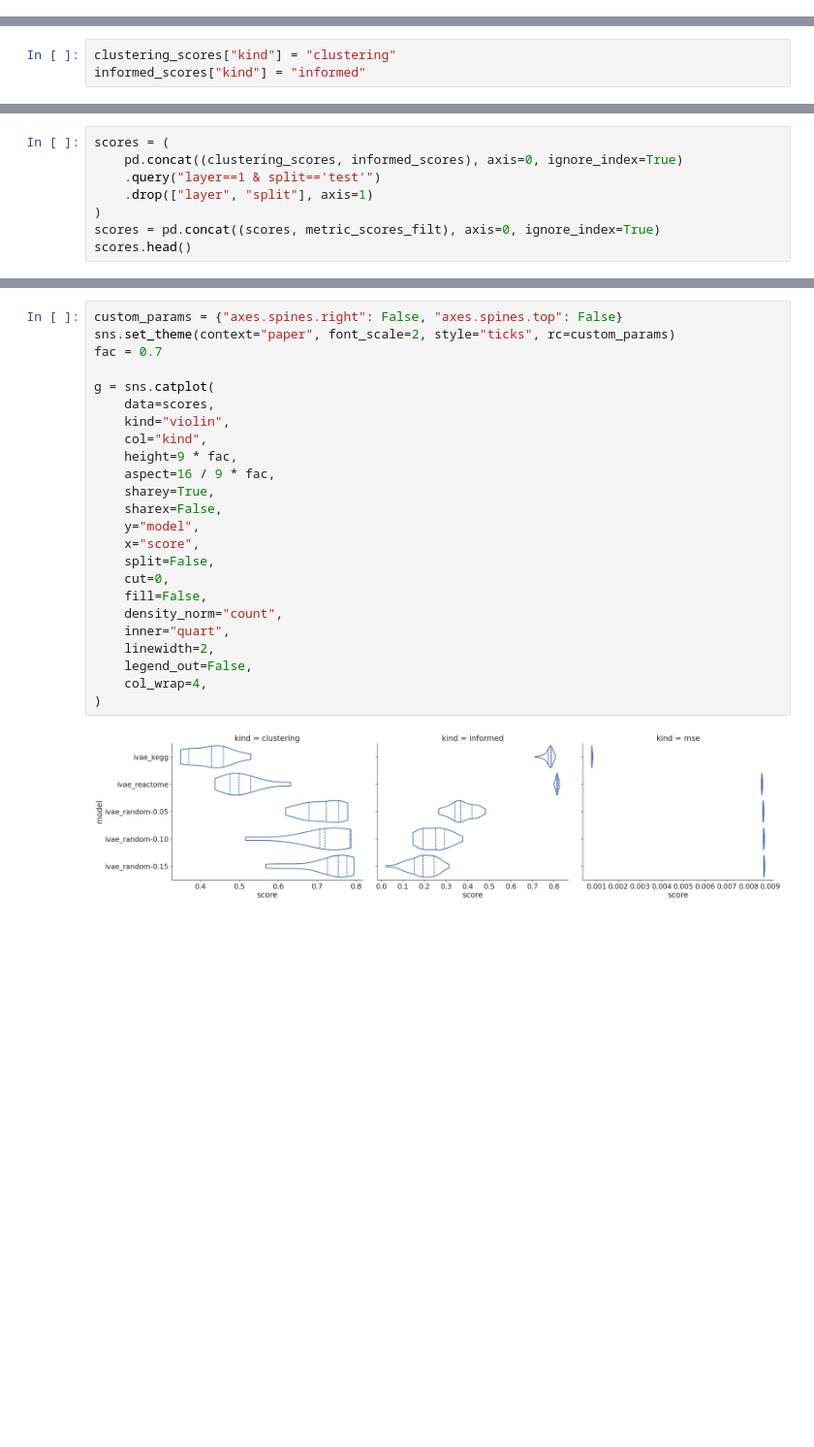
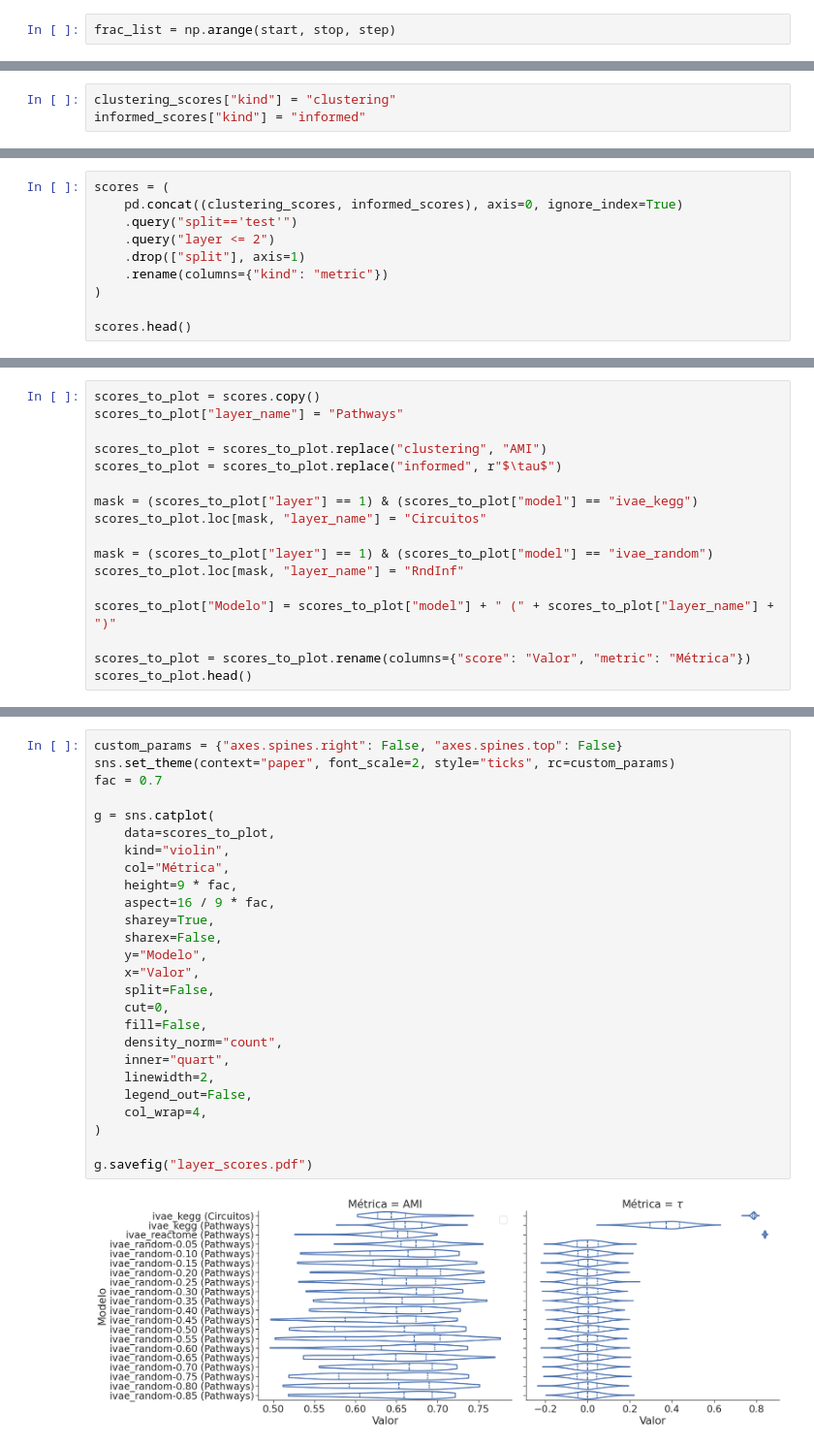
Before and after one commit to saraafdezz/robustness_informed_TFG, a Jupyter notebook: notebooks/02-analyze_results.ipynb, the cells around one changed output, grey strips where cells are left out. Shown: that part at 97% size. Saved outputs shown, nothing was run; the diff lists cells and outputs as text; blank space fills up the shorter version.

```diff
--- a/notebooks/02-analyze_results.ipynb
+++ b/notebooks/02-analyze_results.ipynb
@@ -37,3 +34,5 @@ array([0.05, 0.1 , 0.15, 0.2 , 0.25, 0.3 , 0.35, 0.4 , 0.45, 0.5 , 0.55,
+# %%
+frac_list = np.arange(start, stop, step)
 # %%
 results_path = Path(config["RESULTS_FOLDER"]).resolve()
 figs_path = results_path.joinpath("figs")
@@ -143,9 +206,11 @@ metric_scores_filt = metric_scores.rename(columns={"metric": "kind"}).query(
 # %%
 scores = (
     pd.concat((clustering_scores, informed_scores), axis=0, ignore_index=True)
-    .query("layer==1 & split=='test'")
-    .drop(["layer", "split"], axis=1)
+    .query("split=='test'")
+    .query("layer <= 2")
+    .drop(["split"], axis=1)
+    .rename(columns={"kind": "metric"})
 )
-scores = pd.concat((scores, metric_scores_filt), axis=0, ignore_index=True)
+
 scores.head()
 # %% [output]
@@ -157,0 +223,17 @@ scores.head()
+# %%
+scores_to_plot = scores.copy()
+scores_to_plot["layer_name"] = "Pathways"
+
+scores_to_plot = scores_to_plot.replace("clustering", "AMI")
+scores_to_plot = scores_to_plot.replace("informed", r"$\tau$")
+
+mask = (scores_to_plot["layer"] == 1) & (scores_to_plot["model"] == "ivae_kegg")
+scores_to_plot.loc[mask, "layer_name"] = "Circuitos"
+
+mask = (scores_to_plot["layer"] == 1) & (scores_to_plot["model"] == "ivae_random")
+scores_to_plot.loc[mask, "layer_name"] = "RndInf"
+
+scores_to_plot["Modelo"] = scores_to_plot["model"] + " (" + scores_to_plot["layer_name"] + ")"
+
+scores_to_plot = scores_to_plot.rename(columns={"score": "Valor", "metric": "Métrica"})
+scores_to_plot.head()
@@ -158,26 +247,28 @@ scores.head()
 # %%
 custom_params = {"axes.spines.right": False, "axes.spines.top": False}
 sns.set_theme(context="paper", font_scale=2, style="ticks", rc=custom_params)
 fac = 0.7
 
 g = sns.catplot(
-    data=scores,
+    data=scores_to_plot,
     kind="violin",
-    col="kind",
+    col="Métrica",
     height=9 * fac,
     aspect=16 / 9 * fac,
     sharey=True,
     sharex=False,
-    y="model",
-    x="score",
+    y="Modelo",
+    x="Valor",
     split=False,
     cut=0,
     fill=False,
     density_norm="count",
     inner="quart",
     linewidth=2,
     legend_out=False,
     col_wrap=4,
 )
+
+g.savefig("layer_scores.pdf")
 # %% [output]
-[figure, old version]
+[figure, new version]
```
Also changed, not shown: parts of 21 cells of this notebook.
